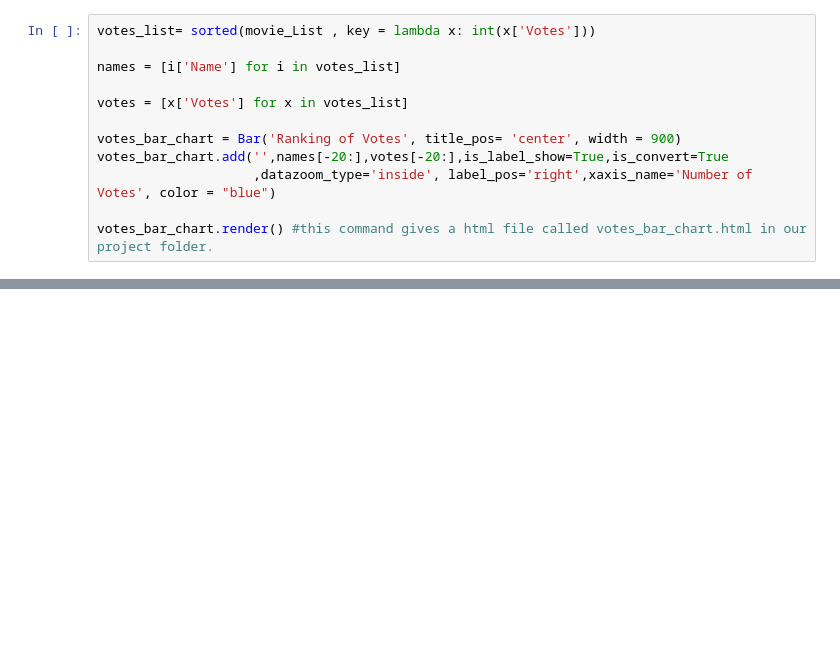
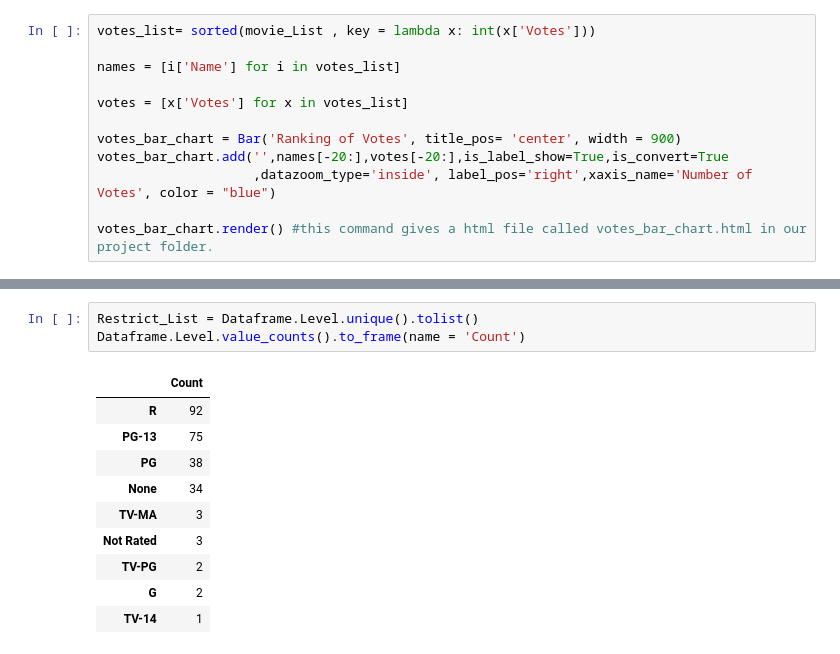
Before and after one commit to qh2197/XueBa-tools-project, a Jupyter notebook: Xueba Project.ipynb, the cells around one changed output, grey strips where cells are left out. Cells and saved outputs as stored; diff of their text form; blank space fills up the shorter version.

```diff
--- a/Xueba Project.ipynb
+++ b/Xueba Project.ipynb
@@ -245,0 +248,14 @@ plt.plot(x_plot, m*x_plot + b, '-')
+# %%
+Restrict_List = Dataframe.Level.unique().tolist()
+Dataframe.Level.value_counts().to_frame(name = 'Count')
+# %% [output]
+|  | Count |
+| R | 92 |
+| PG-13 | 75 |
+| PG | 38 |
+| None | 34 |
+| TV-MA | 3 |
+| Not Rated | 3 |
+| TV-PG | 2 |
+| G | 2 |
+| TV-14 | 1 |
```
Also changed, not shown: parts of 10 cells of this notebook.
